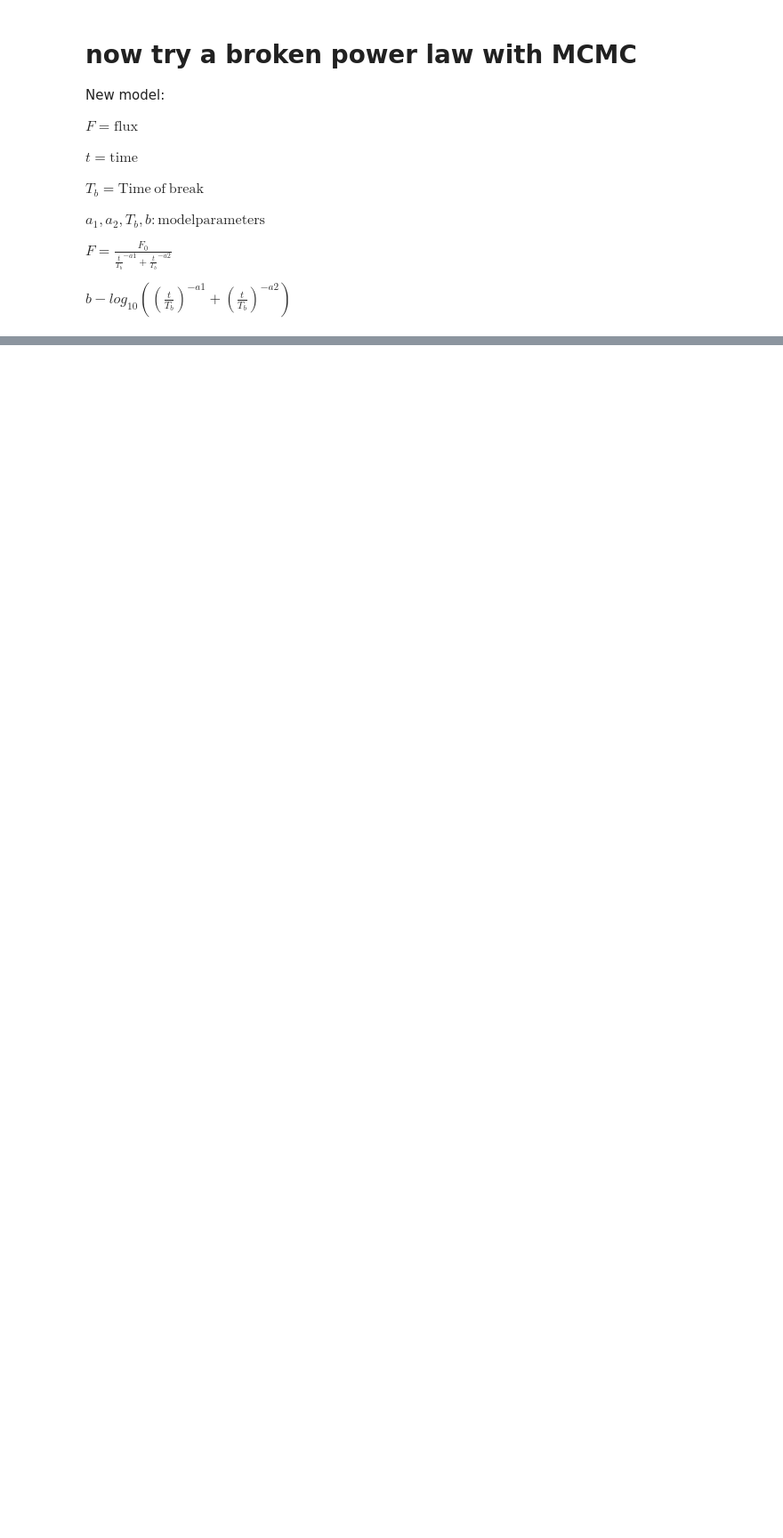
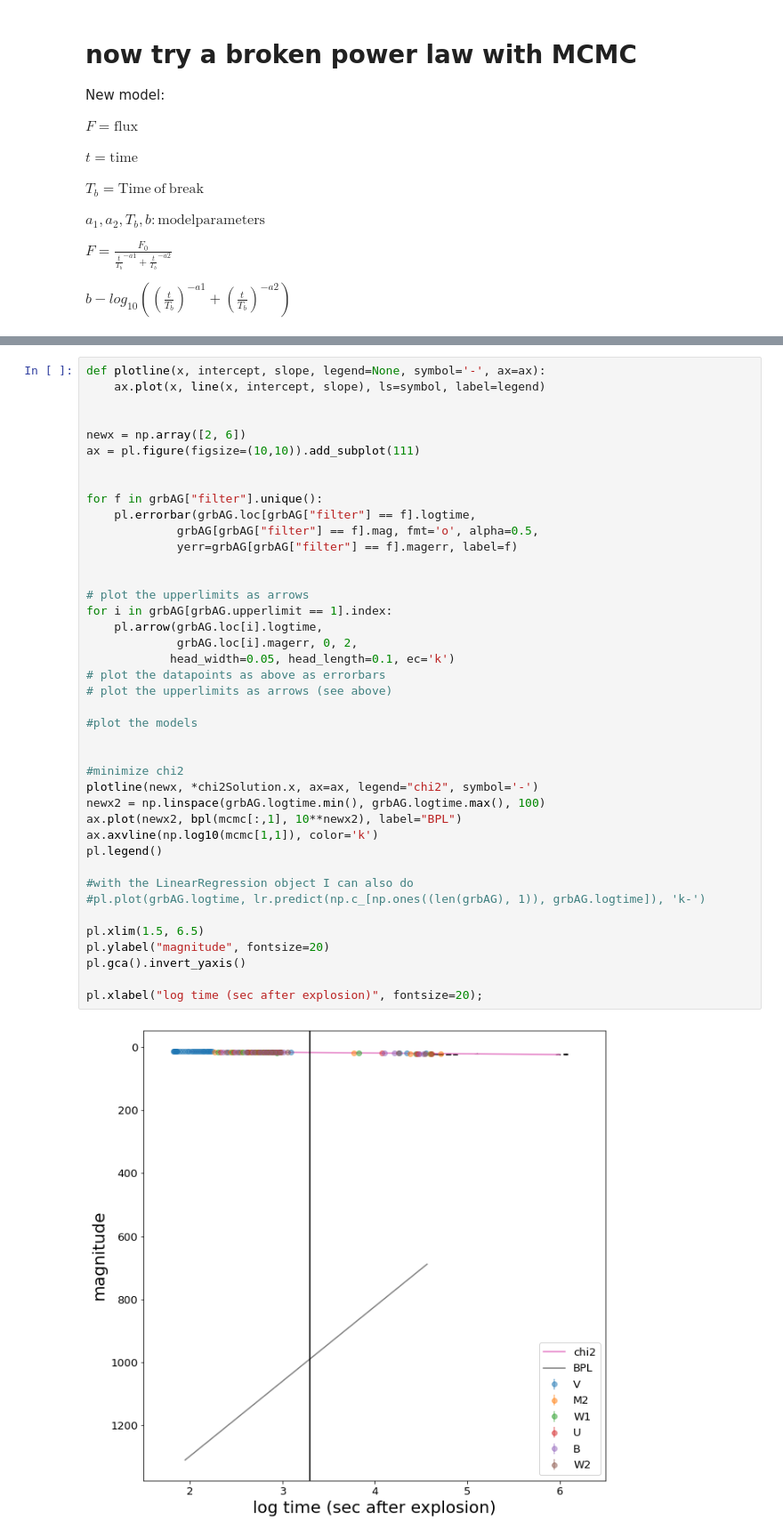
Before and after one commit to Anna-Battaglia/MLPNS_ABattaglia, a Jupyter notebook: Copia_di_FittingLineToGRBAfterglows_instructions.ipynb, the cells around one changed output, grey strips where cells are left out. Shown at 89% size. Drawn from its saved outputs; the diff is of its cells as text; blank space fills up the shorter version.

```diff
--- a/Copia_di_FittingLineToGRBAfterglows_instructions.ipynb
+++ b/Copia_di_FittingLineToGRBAfterglows_instructions.ipynb
@@ -457,0 +561,43 @@ def log_likelihood(theta, x:nolog, y, yerr):
+# %%
+def plotline(x, intercept, slope, legend=None, symbol='-', ax=ax):
+    ax.plot(x, line(x, intercept, slope), ls=symbol, label=legend)
+
+
+newx = np.array([2, 6])
+ax = pl.figure(figsize=(10,10)).add_subplot(111)
+
+
+for f in grbAG["filter"].unique():
+    pl.errorbar(grbAG.loc[grbAG["filter"] == f].logtime,
+             grbAG[grbAG["filter"] == f].mag, fmt='o', alpha=0.5,
+             yerr=grbAG[grbAG["filter"] == f].magerr, label=f)
+
+
+# plot the upperlimits as arrows
+for i in grbAG[grbAG.upperlimit == 1].index:
+    pl.arrow(grbAG.loc[i].logtime,
+             grbAG.loc[i].magerr, 0, 2,
+            head_width=0.05, head_length=0.1, ec='k')
+# plot the datapoints as above as errorbars
+# plot the upperlimits as arrows (see above)
+
+#plot the models
+
+
+#minimize chi2
+plotline(newx, *chi2Solution.x, ax=ax, legend="chi2", symbol='-')
+newx2 = np.linspace(grbAG.logtime.min(), grbAG.logtime.max(), 100)
+ax.plot(newx2, bpl(mcmc[:,1], 10**newx2), label="BPL")
+ax.axvline(np.log10(mcmc[1,1]), color='k')
+pl.legend()
+
+#with the LinearRegression object I can also do
+#pl.plot(grbAG.logtime, lr.predict(np.c_[np.ones((len(grbAG), 1)), grbAG.logtime]), 'k-')
+
+pl.xlim(1.5, 6.5)
+pl.ylabel("magnitude", fontsize=20)
+pl.gca().invert_yaxis()
+
+pl.xlabel("log time (sec after explosion)", fontsize=20);
+# %% [output]
+[figure, added]
```
Also changed, not shown: parts of 14 cells of this notebook.
